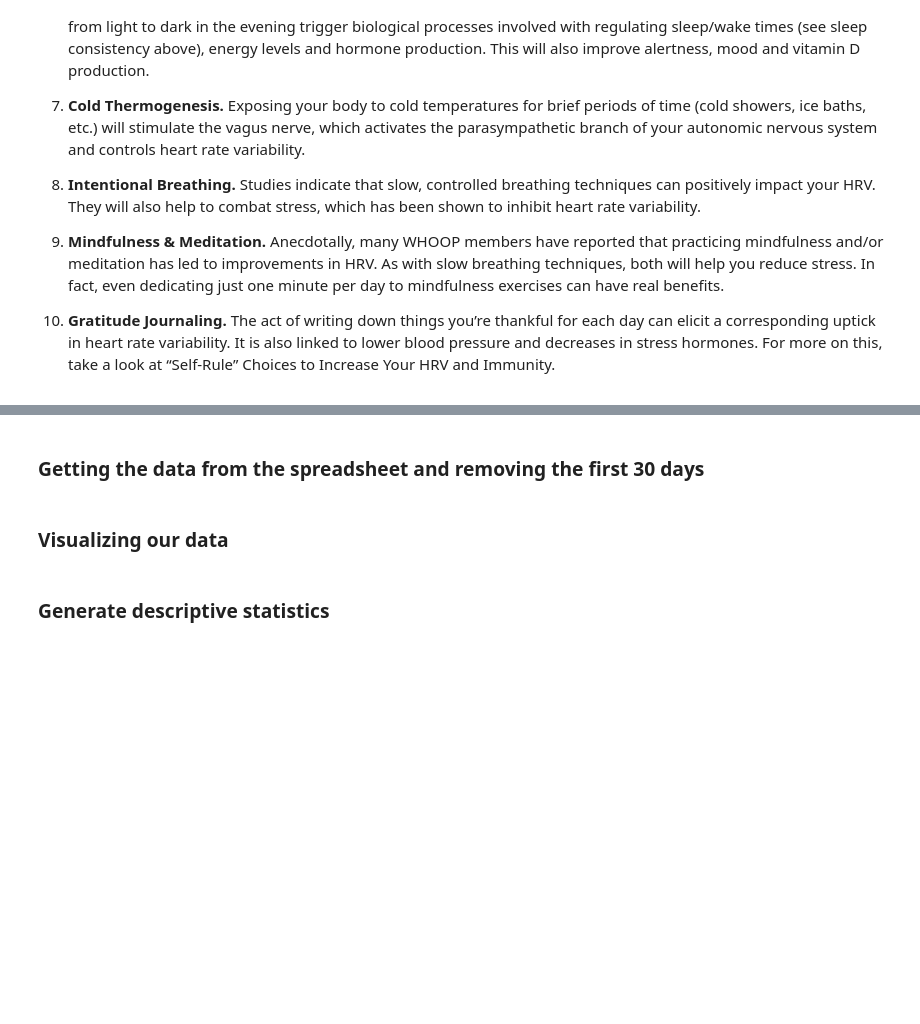
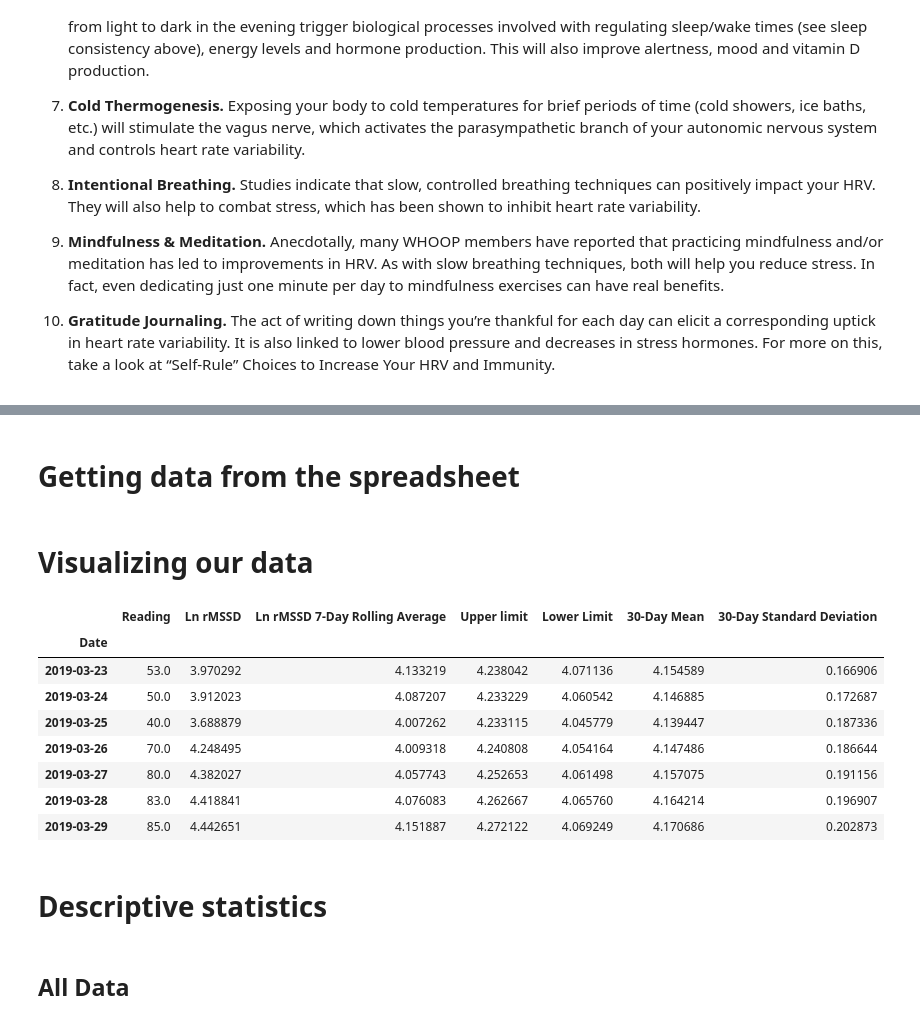
Before and after one commit to albertoivo/garmin-parser, a Jupyter notebook: hrv/HRV.ipynb, the cells around one changed output, grey strips where cells are left out. Drawn from its saved outputs; the diff is of its cells as text; code cells hidden in the pictures; blank space fills up the shorter version.

```diff
--- a/hrv/HRV.ipynb
+++ b/hrv/HRV.ipynb
@@ -37,6 +61,6 @@ import matplotlib.pyplot as plt
 
 %matplotlib inline
 # %% [markdown]
-### Getting the data from the spreadsheet and removing the first 30 days
+# Getting data from the spreadsheet
 # %%
 df = pd.read_excel('./HRV_teste.xlsx', index_col=0)
@@ -44,2 +67,2 @@ df.dropna(inplace=True)
 # %% [markdown]
-### Visualizing our data
+# Visualizing our data
@@ -48,4 +69,18 @@ df
+# %%
+df.dropna().tail(7)
+# %% [output]
+|  | Reading | Ln rMSSD | Ln rMSSD 7-Day Rolling Average | Upper limit | Lower Limit | 30-Day Mean | 30-Day Standard Deviation |
+| Date |  |  |  |  |  |  |  |
+| 2019-03-23 | 53.0 | 3.970292 | 4.133219 | 4.238042 | 4.071136 | 4.154589 | 0.166906 |
+| 2019-03-24 | 50.0 | 3.912023 | 4.087207 | 4.233229 | 4.060542 | 4.146885 | 0.172687 |
+| 2019-03-25 | 40.0 | 3.688879 | 4.007262 | 4.233115 | 4.045779 | 4.139447 | 0.187336 |
+| 2019-03-26 | 70.0 | 4.248495 | 4.009318 | 4.240808 | 4.054164 | 4.147486 | 0.186644 |
+| 2019-03-27 | 80.0 | 4.382027 | 4.057743 | 4.252653 | 4.061498 | 4.157075 | 0.191156 |
+| 2019-03-28 | 83.0 | 4.418841 | 4.076083 | 4.262667 | 4.065760 | 4.164214 | 0.196907 |
+| 2019-03-29 | 85.0 | 4.442651 | 4.151887 | 4.272122 | 4.069249 | 4.170686 | 0.202873 |
 # %% [markdown]
-### Generate descriptive statistics
+# Descriptive statistics
+# %% [markdown]
+## All Data
 # %%
 df['Reading'].describe()
```
Also changed, not shown: parts of 12 cells of this notebook.
